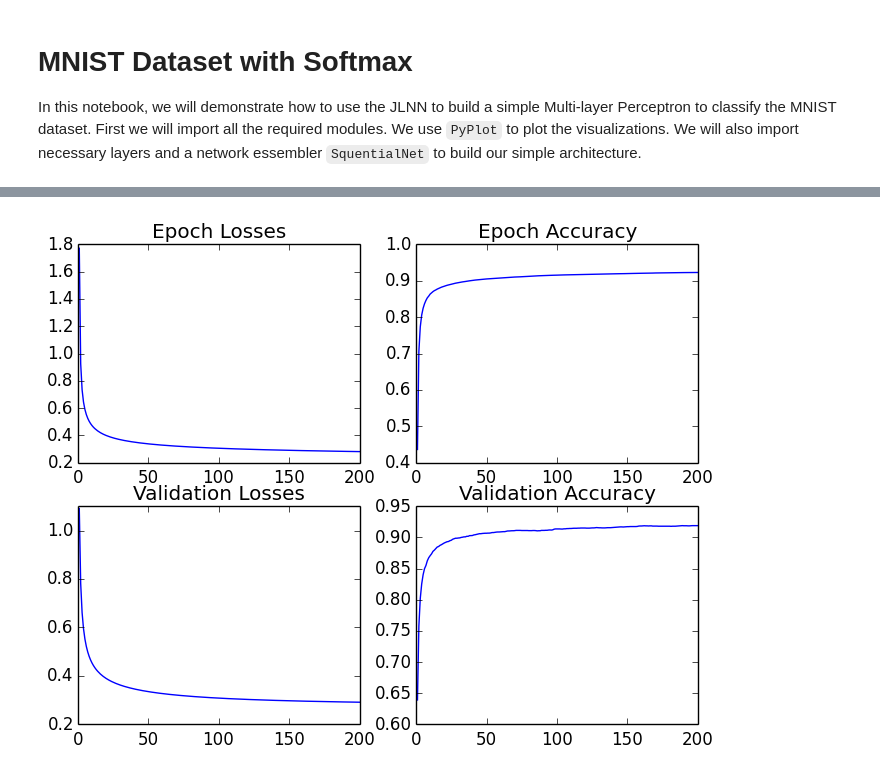
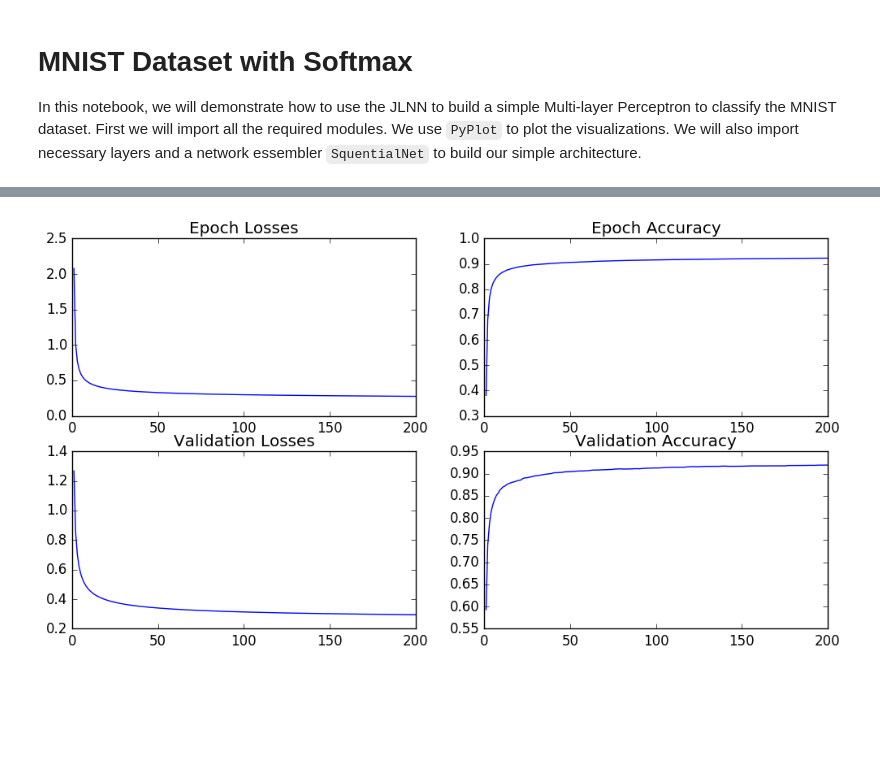
Before and after one commit to stevenygd/NN.jl, a Jupyter notebook: SoftMax Classifier.ipynb, the cells around one changed output, grey strips where cells are left out. Saved outputs shown, nothing was run; the diff lists cells and outputs as text; code cells hidden in the pictures; blank space fills up the shorter version.

Commit message:
[add] Add softmax classifier demo.

```diff
--- a/SoftMax Classifier.ipynb
+++ b/SoftMax Classifier.ipynb
@@ -90,8 +70,9 @@ function datasplit(trX, trY)
     return train_set, test_set, validation_set
 end
 
-train_set, test_set, validation_set = datasplit(trainX, trainY)
-trX, trY = train_set[1], train_set[2]
-valX, valY = validation_set[1], validation_set[2]
-teX, teY = test_set[1], test_set[2]
+train_set, test_set, validation_set = datasplit(X, Y)
+trX, trY   = train_set
+valX, valY = validation_set
+teX, teY   = test_set
+size(trX),size(trY),size(valX),size(valY),size(teX),size(teY)
 # %% [output]
@@ -102,0 +95,8 @@ WARNING: Method definition datasplit(Any, Any) in module Main at In[12]:2 overwr
+# %%
+function softmax_clf()
+    layers = Layer[ FCLayer(784, 10) ]
+    criteria = SoftMaxCrossEntropyLoss()
+    net = SequentialNet(layers, criteria)
+    return net
+end
+net = softmax_clf()
@@ -104,7 +110,8 @@ WARNING: Method definition datasplit(Any, Any) in module Main at In[12]:2 overwr
 function get_corr(pred, answ)
     return length(filter(e -> abs(e) < 1e-5, pred-answ))
 end
-function train(net::SequentialNet, X, Y; batch_size::Int64 = 64, ttl_epo::Int64 = 10, lrSchedule = (x -> 0.01), alpha::Float64 = 0.9, verbose=0)
+function train(net::SequentialNet, X, Y;
+    batch_size::Int64 = 64, ttl_epo::Int64 = 10, lrSchedule = (x -> 0.01), verbose=0)
     local N = size(Y)[1]
     local batch=0
     local epo_losses = []
@@ -192,8 +181,10 @@ In this section, we train our network to learn the MNIST dataset. The network is
 # %%
-net = build_mlp_without_dropout()
+net = softmax_clf()
 
-losses,accus,val_losses,val_accus = train(net, trX, trY, ttl_epo = 200; batch_size = 100,
-         lrSchedule = x -> 0.01, verbose=0, alpha=0.9)
+losses,accus,val_losses,val_accus = train(net, trX, trY;
+    ttl_epo = 200, batch_size = 100, lrSchedule = x -> 0.01, verbose=0)
+
+figure(figsize=(12,6))
 subplot(221)
 plot(1:length(losses), losses)
 title("Epoch Losses")
@@ -208,7 +199,6 @@ plot(1: length(val_losses), val_losses)
 title("Validation Losses")
 show()
 
-
 subplot(224)
 plot(1: length(val_accus), val_accus)
 title("Validation Accuracy")
@@ -234 +224 @@ Validation accuracy : 0.9187272727272727
-[figure, old version]
+[figure, new version]
```
Also changed, not shown: parts of 14 cells of this notebook, 6 other files.
